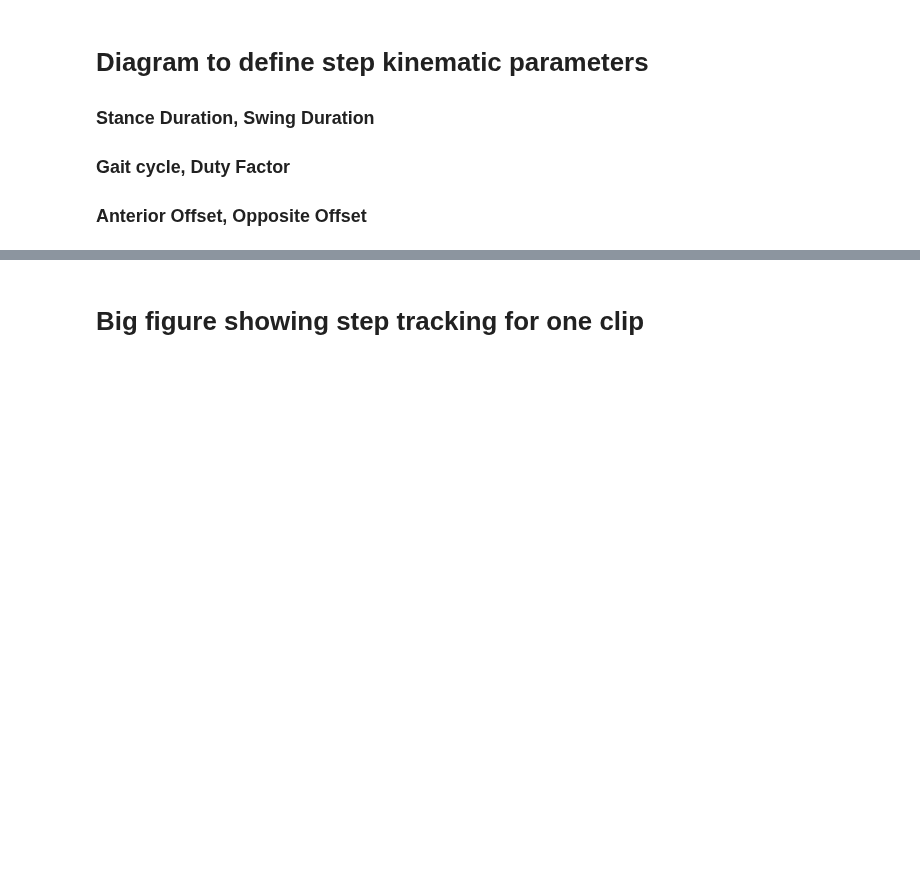
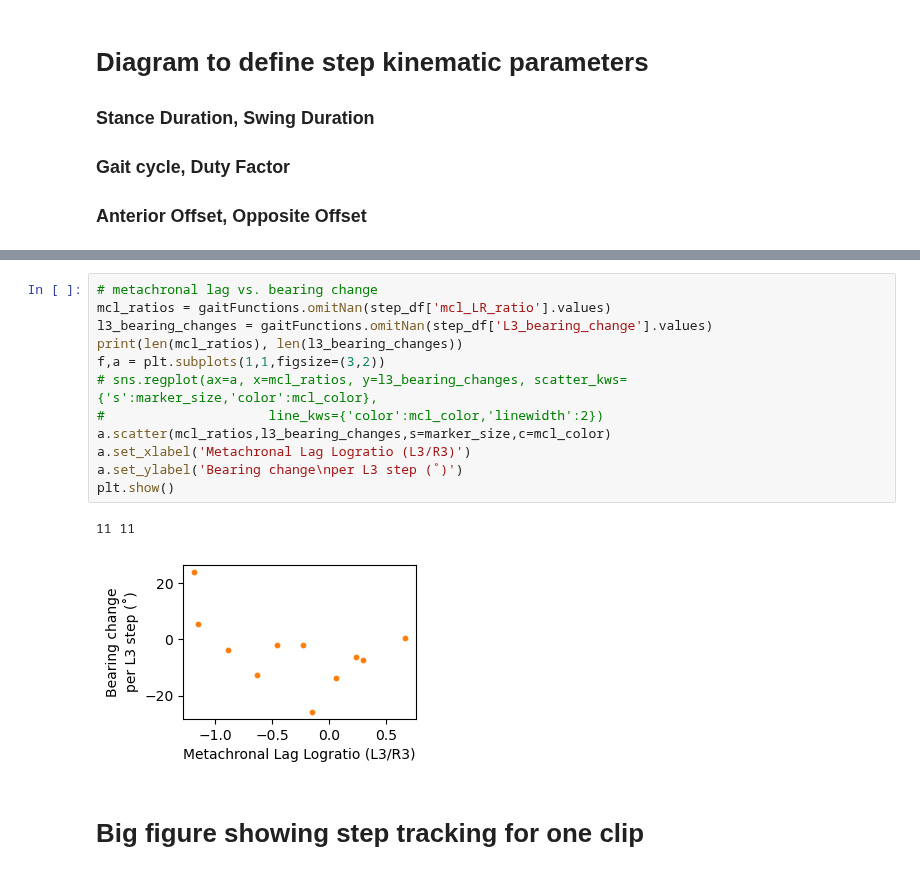
Before and after one commit to enwudz/gait, a Jupyter notebook: 02 Single Steptracking Example.ipynb, the cells around one changed output, grey strips where cells are left out. Drawn from its saved outputs; the diff is of its cells as text; blank space fills up the shorter version.

```diff
--- a/02 Single Steptracking Example.ipynb
+++ b/02 Single Steptracking Example.ipynb
@@ -268,3 +289,18 @@ plt.show()
+# %%
+# metachronal lag vs. bearing change
+mcl_ratios = gaitFunctions.omitNan(step_df['mcl_LR_ratio'].values)
+l3_bearing_changes = gaitFunctions.omitNan(step_df['L3_bearing_change'].values)
+print(len(mcl_ratios), len(l3_bearing_changes))
+f,a = plt.subplots(1,1,figsize=(3,2))
+# sns.regplot(ax=a, x=mcl_ratios, y=l3_bearing_changes, scatter_kws={'s':marker_size,'color':mcl_color},
+#                     line_kws={'color':mcl_color,'linewidth':2})
+a.scatter(mcl_ratios,l3_bearing_changes,s=marker_size,c=mcl_color)
+a.set_xlabel('Metachronal Lag Logratio (L3/R3)')
+a.set_ylabel('Bearing change\nper L3 step (˚)')
+plt.show()
+# %% [output]
+11 11
+[figure, added]
 # %% [markdown]
 # Big figure showing step tracking for one clip
 # %%
```
Also changed, not shown: parts of 8 cells of this notebook, 1 other file.
